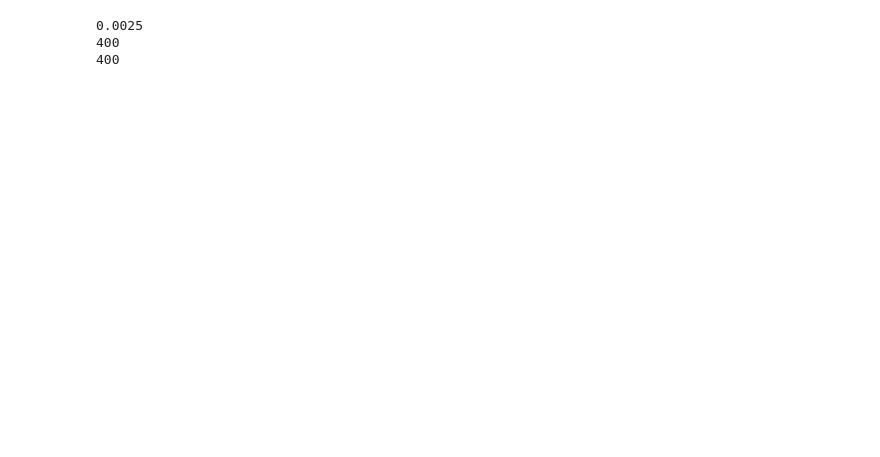
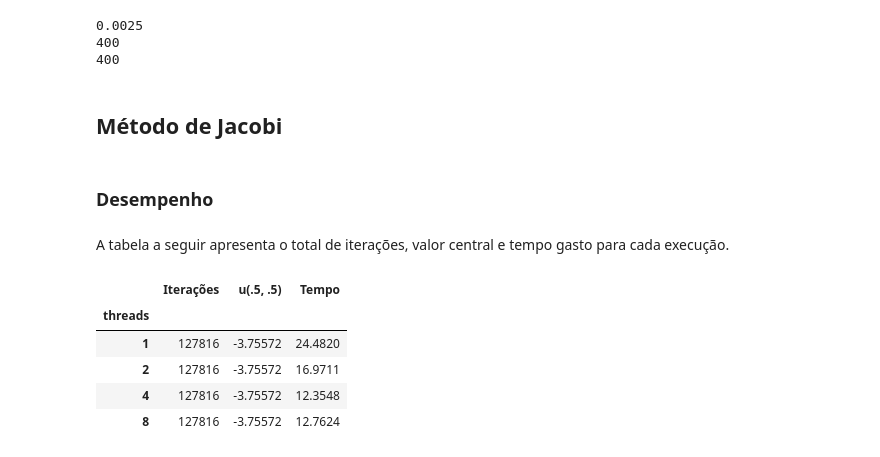
Before and after one commit to antoniomedeiros1/poisson-2d, a Jupyter notebook: results.ipynb, the cells around one changed output. Cells and saved outputs as stored; diff of their text form; code cells hidden in the pictures; blank space fills up the shorter version.

```diff
--- a/results.ipynb
+++ b/results.ipynb
@@ -41,3 +44,26 @@ print(M)
 0.0025
 400
 400
+# %% [markdown]
+## Método de Jacobi
+# %% [markdown]
+### Desempenho
+# %% [markdown]
+A tabela a seguir apresenta o total de iterações, valor central e tempo gasto para cada execução.
+# %%
+data = {
+    'Iterações': [  127816,   127816,   127816,   127816],
+    'u(.5, .5)': [-3.75572, -3.75572, -3.75572, -3.75572],
+    'Tempo':     [  24.482,  16.9711,  12.3548,  12.7624],
+}
+
+df = pd.DataFrame(data, index=[1, 2, 4, 8])
+df.index.name = 'threads'
+df
+# %% [output]
+|  | Iterações | u(.5, .5) | Tempo |
+| threads |  |  |  |
+| 1 | 127816 | -3.75572 | 24.4820 |
+| 2 | 127816 | -3.75572 | 16.9711 |
+| 4 | 127816 | -3.75572 | 12.3548 |
+| 8 | 127816 | -3.75572 | 12.7624 |
```
Also changed, not shown: parts of 10 cells of this notebook, 1 other file.
